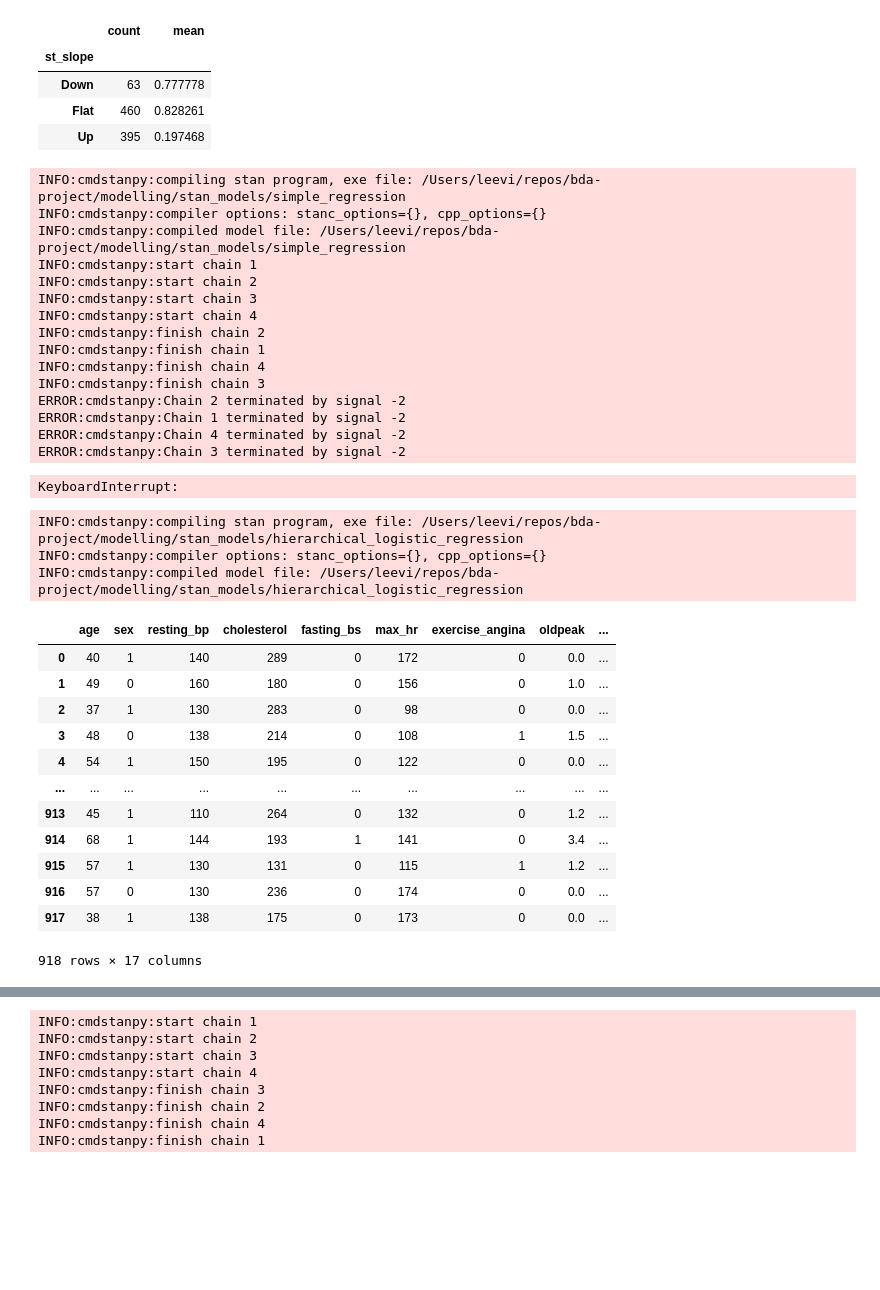
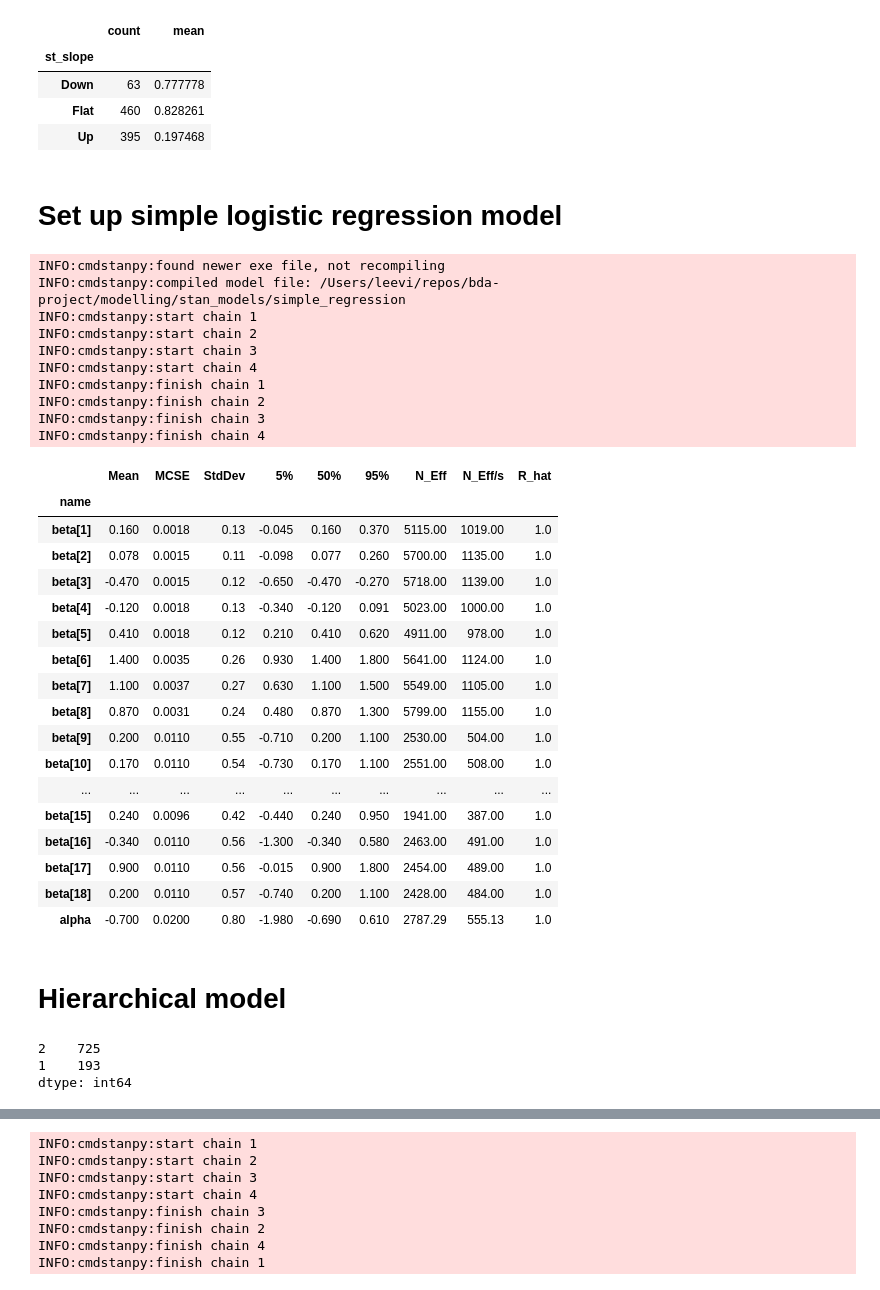
Before and after one commit to Elias-YJ/BDA_project, a Jupyter notebook: test.ipynb, the cells around one changed output, grey strips where cells are left out. Cells and saved outputs as stored; diff of their text form; code cells hidden in the pictures; blank space fills up the shorter version.

```diff
--- a/test.ipynb
+++ b/test.ipynb
@@ -19,3 +9,5 @@ df.iloc[:, :12].head()
+# %%
+df = load_data(include_dummies=True, effect_coding=True, norm_data=True)
 # %%
 df.columns
 # %% [output]
@@ -71,51 +64,51 @@ df.groupby('st_slope').heart_disease.agg(['count', 'mean'])
 | Down | 63 | 0.777778 |
 | Flat | 460 | 0.828261 |
 | Up | 395 | 0.197468 |
+# %% [markdown]
+# Set up simple logistic regression model
+# %%
+from modelling.util.data_formatters import format_logreg_data
+simple_data = format_logreg_data(df)
+simple_priors = dict(
+    alpha_mu = 0,
+    alpha_scale = 1,
+    beta_mu = np.zeros(simple_data['M']),
+    beta_scale = np.ones(simple_data['M']),
+)
+simple_input = simple_data | simple_priors
 # %%
-from modelling.util.data_formatters import format_logreg_data
 simple_model = stan.CmdStanModel(stan_file='modelling/stan_models/simple_regression.stan')
-data = format_logreg_data(df)
-
-fit = simple_model.sample(data)
+fit = simple_model.sample(simple_input)
 summary = fit.summary()
-
 summary.filter(regex=r'(alpha|beta)', axis=0)
 # %% [output]
-INFO:cmdstanpy:compiling stan program, exe file: /Users/leevi/repos/bda-project/modelling/stan_models/simple_regression
-INFO:cmdstanpy:compiler options: stanc_options={}, cpp_options={}
+INFO:cmdstanpy:found newer exe file, not recompiling
 INFO:cmdstanpy:compiled model file: /Users/leevi/repos/bda-project/modelling/stan_models/simple_regression
 INFO:cmdstanpy:start chain 1
 INFO:cmdstanpy:start chain 2
 INFO:cmdstanpy:start chain 3
 INFO:cmdstanpy:start chain 4
+INFO:cmdstanpy:finish chain 1
 INFO:cmdstanpy:finish chain 2
-INFO:cmdstanpy:finish chain 1
+INFO:cmdstanpy:finish chain 3
 INFO:cmdstanpy:finish chain 4
-INFO:cmdstanpy:finish chain 3
-ERROR:cmdstanpy:Chain 2 terminated by signal -2
-ERROR:cmdstanpy:Chain 1 terminated by signal -2
-ERROR:cmdstanpy:Chain 4 terminated by signal -2
-ERROR:cmdstanpy:Chain 3 terminated by signal -2
-KeyboardInterrupt:
+|  | Mean | MCSE | StdDev | 5% | 50% | 95% | N_Eff | N_Eff/s | R_hat |
+| name |  |  |  |  |  |  |  |  |  |
+| beta[1] | 0.160 | 0.0018 | 0.13 | -0.045 | 0.160 | 0.370 | 5115.00 | 1019.00 | 1.0 |
+| beta[2] | 0.078 | 0.0015 | 0.11 | -0.098 | 0.077 | 0.260 | 5700.00 | 1135.00 | 1.0 |
+| beta[3] | -0.470 | 0.0015 | 0.12 | -0.650 | -0.470 | -0.270 | 5718.00 | 1139.00 | 1.0 |
+| beta[4] | -0.120 | 0.0018 | 0.13 | -0.340 | -0.120 | 0.091 | 5023.00 | 1000.00 | 1.0 |
+| beta[5] | 0.410 | 0.0018 | 0.12 | 0.210 | 0.410 | 0.620 | 4911.00 | 978.00 | 1.0 |
+| beta[6] | 1.400 | 0.0035 | 0.26 | 0.930 | 1.400 | 1.800 | 5641.00 | 1124.00 | 1.0 |
+| beta[7] | 1.100 | 0.0037 | 0.27 | 0.630 | 1.100 | 1.500 | 5549.00 | 1105.00 | 1.0 |
+| beta[8] | 0.870 | 0.0031 | 0.24 | 0.480 | 0.870 | 1.300 | 5799.00 | 1155.00 | 1.0 |
+| beta[9] | 0.200 | 0.0110 | 0.55 | -0.710 | 0.200 | 1.100 | 2530.00 | 504.00 | 1.0 |
+| beta[10] | 0.170 | 0.0110 | 0.54 | -0.730 | 0.170 | 1.100 | 2551.00 | 508.00 | 1.0 |
+| ... | ... | ... | ... | ... | ... | ... | ... | ... | ... |
+| beta[15] | 0.240 | 0.0096 | 0.42 | -0.440 | 0.240 | 0.950 | 1941.00 | 387.00 | 1.0 |
+| beta[16] | -0.340 | 0.0110 | 0.56 | -1.300 | -0.340 | 0.580 | 2463.00 | 491.00 | 1.0 |
+| beta[17] | 0.900 | 0.0110 | 0.56 | -0.015 | 0.900 | 1.800 | 2454.00 | 489.00 | 1.0 |
+| beta[18] | 0.200 | 0.0110 | 0.57 | -0.740 | 0.200 | 1.100 | 2428.00 | 484.00 | 1.0 |
+| alpha | -0.700 | 0.0200 | 0.80 | -1.980 | -0.690 | 0.610 | 2787.29 | 555.13 | 1.0 |
-# %%
-hier_model = stan.CmdStanModel(stan_file='modelling/stan_models/hierarchical_logistic_regression.stan')
-# %% [output]
-INFO:cmdstanpy:compiling stan program, exe file: /Users/leevi/repos/bda-project/modelling/stan_models/hierarchical_logistic_regression
-INFO:cmdstanpy:compiler options: stanc_options={}, cpp_options={}
-INFO:cmdstanpy:compiled model file: /Users/leevi/repos/bda-project/modelling/stan_models/hierarchical_logistic_regression
-# %%
-data['X']
-# %% [output]
-|  | age | sex | resting_bp | cholesterol | fasting_bs | max_hr | exercise_angina | oldpeak | ... |
-| 0 | 40 | 1 | 140 | 289 | 0 | 172 | 0 | 0.0 | ... |
-| 1 | 49 | 0 | 160 | 180 | 0 | 156 | 0 | 1.0 | ... |
-| 2 | 37 | 1 | 130 | 283 | 0 | 98 | 0 | 0.0 | ... |
-| 3 | 48 | 0 | 138 | 214 | 0 | 108 | 1 | 1.5 | ... |
-| 4 | 54 | 1 | 150 | 195 | 0 | 122 | 0 | 0.0 | ... |
-| ... | ... | ... | ... | ... | ... | ... | ... | ... | ... |
-| 913 | 45 | 1 | 110 | 264 | 0 | 132 | 0 | 1.2 | ... |
-| 914 | 68 | 1 | 144 | 193 | 1 | 141 | 0 | 3.4 | ... |
-| 915 | 57 | 1 | 130 | 131 | 0 | 115 | 1 | 1.2 | ... |
-| 916 | 57 | 0 | 130 | 236 | 0 | 174 | 0 | 0.0 | ... |
-| 917 | 38 | 1 | 138 | 175 | 0 | 173 | 0 | 0.0 | ... |
-918 rows × 17 columns
+# %% [markdown]
+# Hierarchical model
@@ -121,0 +139,6 @@ data['X']
+# %%
+format_hierarchical_data(df, ['sex'])['gj'].value_counts()
+# %% [output]
+2    725
+1    193
+dtype: int64
```
Also changed, not shown: parts of 10 cells of this notebook, 7 other files.
